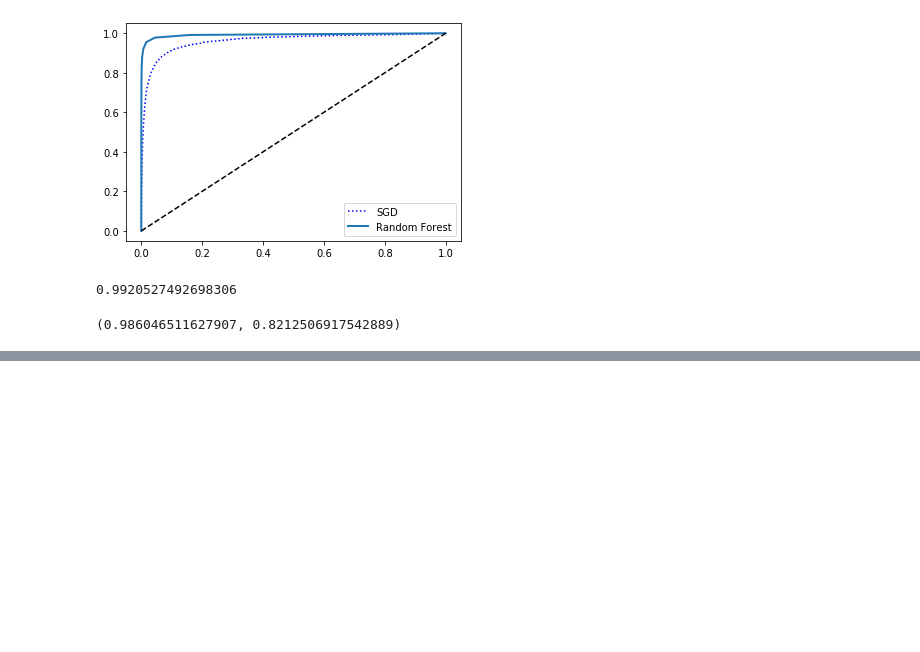
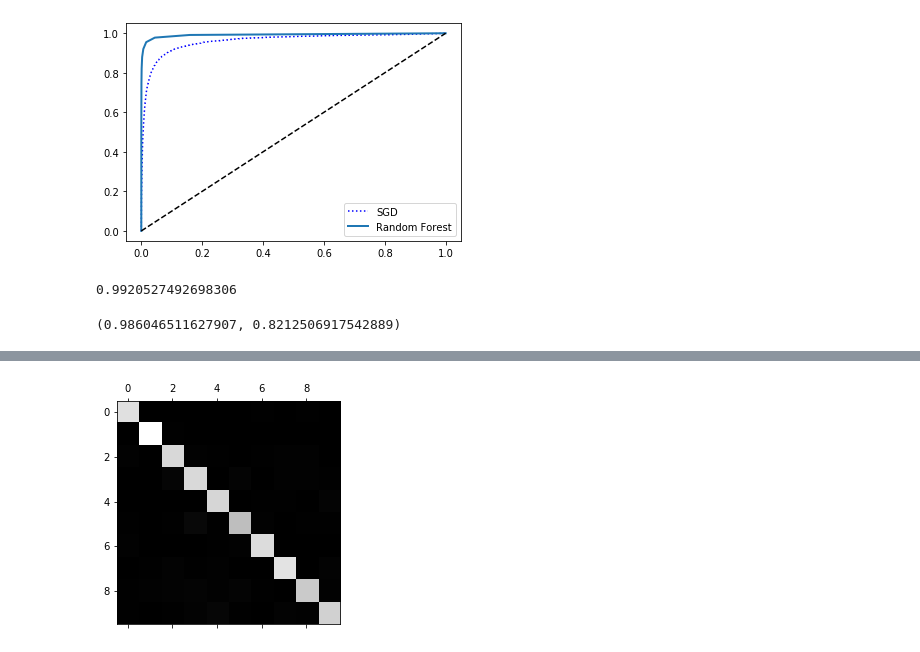
Before and after one commit to VladiGGeorgiev/ml-playground, a Jupyter notebook: ml/classification_mnist.ipynb, the cells around one changed output, grey strips where cells are left out. Drawn from its saved outputs; the diff is of its cells as text; code cells hidden in the pictures; blank space fills up the shorter version.

```diff
--- a/ml/classification_mnist.ipynb
+++ b/ml/classification_mnist.ipynb
@@ -164,0 +177,3 @@ precision_score(y_train_5, forest_predicts), recall_score(y_train_5, forest_pred
+# %%
+m_forest_classifier = RandomForestClassifier()
+cross_val_score(m_forest_classifier, x_train, y_train, cv=3, scoring='accuracy')
@@ -164,0 +182,5 @@ precision_score(y_train_5, forest_predicts), recall_score(y_train_5, forest_pred
+# %%
+m_forest_predicts = cross_val_predict(m_forest_classifier, x_train, y_train, cv=3)
+# %%
+conf_mx = confusion_matrix(y_train, m_forest_predicts)
+conf_mx
@@ -164,0 +199,5 @@ precision_score(y_train_5, forest_predicts), recall_score(y_train_5, forest_pred
+# %%
+plt.matshow(conf_mx, cmap=plt.cm.gray)
+plt.show()
+# %% [output]
+[figure, added]
```
Also changed, not shown: parts of 14 cells of this notebook.
